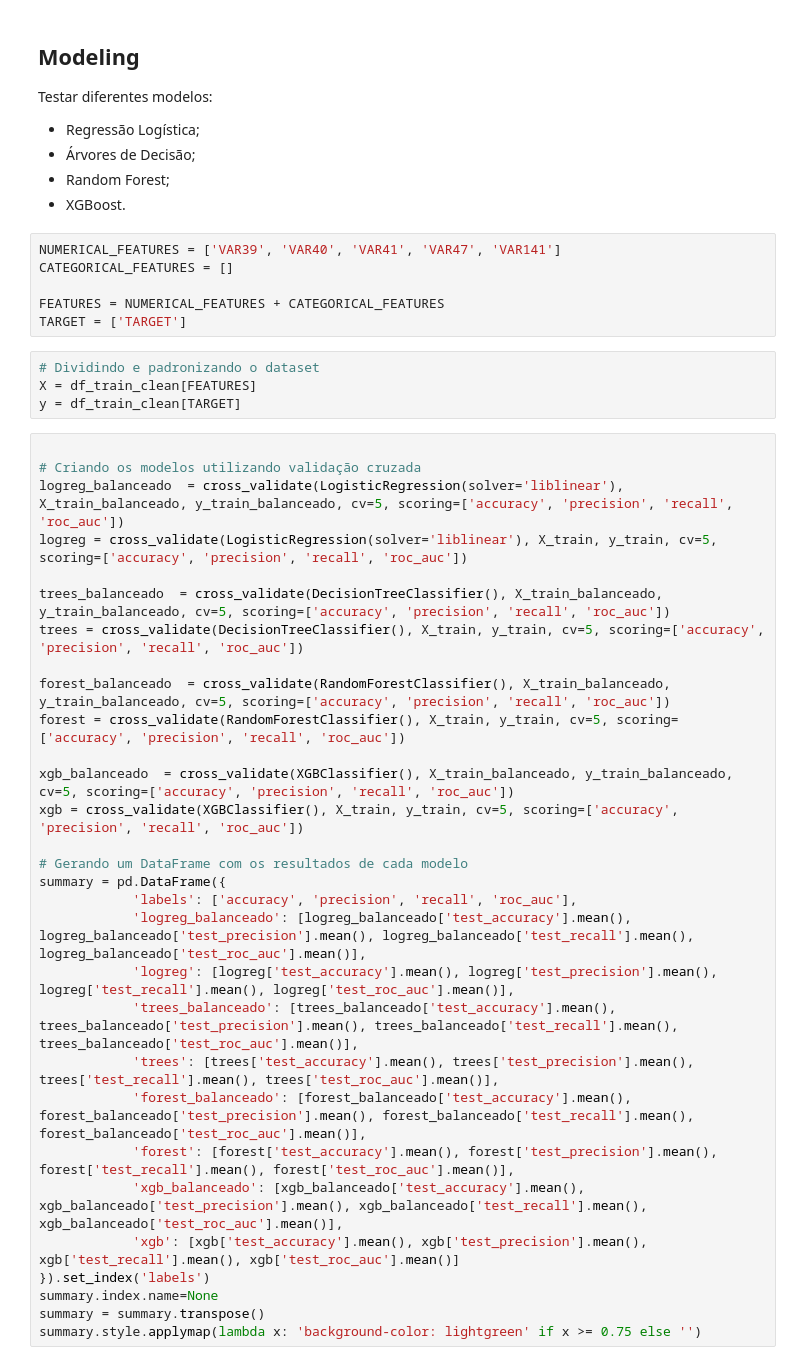
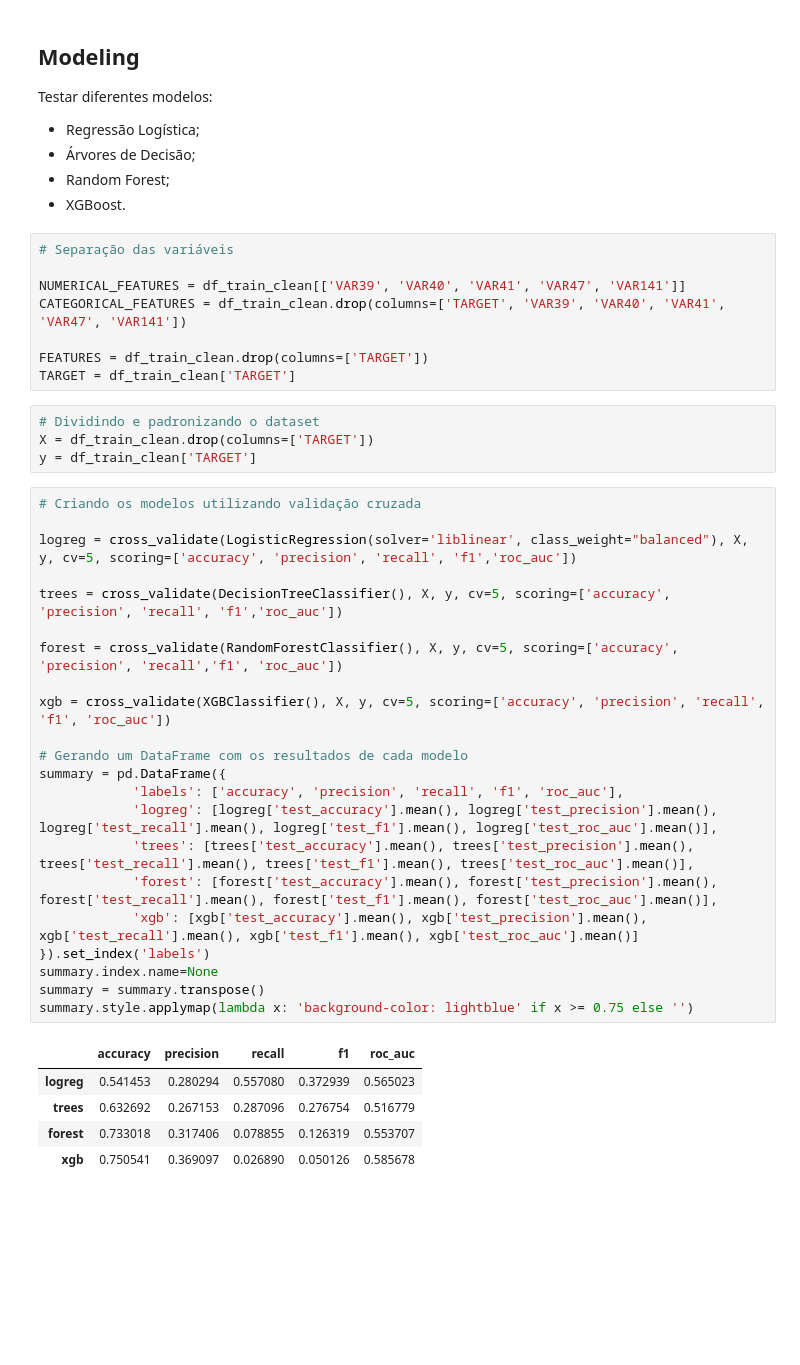
Before and after one commit to eudesgccunha/challenge-data-scientist-neurolake, a Jupyter notebook: credit/notebooks/credit_risk_analysis_tmp.ipynb, the cells around one changed output. Saved outputs shown, nothing was run; the diff lists cells and outputs as text; blank space fills up the shorter version.

```diff
--- a/credit/notebooks/credit_risk_analysis_tmp.ipynb
+++ b/credit/notebooks/credit_risk_analysis_tmp.ipynb
@@ -1270,43 +1368,43 @@ Testar diferentes modelos:
 - Árvores de Decisão;
 - Random Forest;
 - XGBoost.
-# %%
-NUMERICAL_FEATURES = ['VAR39', 'VAR40', 'VAR41', 'VAR47', 'VAR141']
-CATEGORICAL_FEATURES = []
-
-FEATURES = NUMERICAL_FEATURES + CATEGORICAL_FEATURES
-TARGET = ['TARGET']
+# %%
+# Separação das variáveis
+
+NUMERICAL_FEATURES = df_train_clean[['VAR39', 'VAR40', 'VAR41', 'VAR47', 'VAR141']]
+CATEGORICAL_FEATURES = df_train_clean.drop(columns=['TARGET', 'VAR39', 'VAR40', 'VAR41', 'VAR47', 'VAR141'])
+
+FEATURES = df_train_clean.drop(columns=['TARGET'])
+TARGET = df_train_clean['TARGET']
 # %%
 # Dividindo e padronizando o dataset
-X = df_train_clean[FEATURES]
-y = df_train_clean[TARGET]
+X = df_train_clean.drop(columns=['TARGET'])
+y = df_train_clean['TARGET']
 # %%
+# Criando os modelos utilizando validação cruzada
 
-# Criando os modelos utilizando validação cruzada
-logreg_balanceado  = cross_validate(LogisticRegression(solver='liblinear'), X_train_balanceado, y_train_balanceado, cv=5, scoring=['accuracy', 'precision', 'recall', 'roc_auc'])
-logreg = cross_validate(LogisticRegression(solver='liblinear'), X_train, y_train, cv=5, scoring=['accuracy', 'precision', 'recall', 'roc_auc'])
+logreg = cross_validate(LogisticRegression(solver='liblinear', class_weight="balanced"), X, y, cv=5, scoring=['accuracy', 'precision', 'recall', 'f1','roc_auc'])
 
-trees_balanceado  = cross_validate(DecisionTreeClassifier(), X_train_balanceado, y_train_balanceado, cv=5, scoring=['accuracy', 'precision', 'recall', 'roc_auc'])
-trees = cross_validate(DecisionTreeClassifier(), X_train, y_train, cv=5, scoring=['accuracy', 'precision', 'recall', 'roc_auc'])
+trees = cross_validate(DecisionTreeClassifier(), X, y, cv=5, scoring=['accuracy', 'precision', 'recall', 'f1','roc_auc'])
 
-forest_balanceado  = cross_validate(RandomForestClassifier(), X_train_balanceado, y_train_balanceado, cv=5, scoring=['accuracy', 'precision', 'recall', 'roc_auc'])
-forest = cross_validate(RandomForestClassifier(), X_train, y_train, cv=5, scoring=['accuracy', 'precision', 'recall', 'roc_auc'])
+forest = cross_validate(RandomForestClassifier(), X, y, cv=5, scoring=['accuracy', 'precision', 'recall','f1', 'roc_auc'])
 
-xgb_balanceado  = cross_validate(XGBClassifier(), X_train_balanceado, y_train_balanceado, cv=5, scoring=['accuracy', 'precision', 'recall', 'roc_auc'])
-xgb = cross_validate(XGBClassifier(), X_train, y_train, cv=5, scoring=['accuracy', 'precision', 'recall', 'roc_auc'])
+xgb = cross_validate(XGBClassifier(), X, y, cv=5, scoring=['accuracy', 'precision', 'recall', 'f1', 'roc_auc'])
 
 # Gerando um DataFrame com os resultados de cada modelo
 summary = pd.DataFrame({
-            'labels': ['accuracy', 'precision', 'recall', 'roc_auc'],
-            'logreg_balanceado': [logreg_balanceado['test_accuracy'].mean(), logreg_balanceado['test_precision'].mean(), logreg_balanceado['test_recall'].mean(), logreg_balanceado['test_roc_auc'].mean()],
-            'logreg': [logreg['test_accuracy'].mean(), logreg['test_precision'].mean(), logreg['test_recall'].mean(), logreg['test_roc_auc'].mean()],
-            'trees_balanceado': [trees_balanceado['test_accuracy'].mean(), trees_balanceado['test_precision'].mean(), trees_balanceado['test_recall'].mean(), trees_balanceado['test_roc_auc'].mean()],
-            'trees': [trees['test_accuracy'].mean(), trees['test_precision'].mean(), trees['test_recall'].mean(), trees['test_roc_auc'].mean()],
-            'forest_balanceado': [forest_balanceado['test_accuracy'].mean(), forest_balanceado['test_precision'].mean(), forest_balanceado['test_recall'].mean(), forest_balanceado['test_roc_auc'].mean()],
-            'forest': [forest['test_accuracy'].mean(), forest['test_precision'].mean(), forest['test_recall'].mean(), forest['test_roc_auc'].mean()],
-            'xgb_balanceado': [xgb_balanceado['test_accuracy'].mean(), xgb_balanceado['test_precision'].mean(), xgb_balanceado['test_recall'].mean(), xgb_balanceado['test_roc_auc'].mean()],
-            'xgb': [xgb['test_accuracy'].mean(), xgb['test_precision'].mean(), xgb['test_recall'].mean(), xgb['test_roc_auc'].mean()]
+            'labels': ['accuracy', 'precision', 'recall', 'f1', 'roc_auc'],
+            'logreg': [logreg['test_accuracy'].mean(), logreg['test_precision'].mean(), logreg['test_recall'].mean(), logreg['test_f1'].mean(), logreg['test_roc_auc'].mean()],
+            'trees': [trees['test_accuracy'].mean(), trees['test_precision'].mean(), trees['test_recall'].mean(), trees['test_f1'].mean(), trees['test_roc_auc'].mean()],
+            'forest': [forest['test_accuracy'].mean(), forest['test_precision'].mean(), forest['test_recall'].mean(), forest['test_f1'].mean(), forest['test_roc_auc'].mean()],
+            'xgb': [xgb['test_accuracy'].mean(), xgb['test_precision'].mean(), xgb['test_recall'].mean(), xgb['test_f1'].mean(), xgb['test_roc_auc'].mean()]
 }).set_index('labels')
 summary.index.name=None
 summary = summary.transpose()
-summary.style.applymap(lambda x: 'background-color: lightgreen' if x >= 0.75 else '')
+summary.style.applymap(lambda x: 'background-color: lightblue' if x >= 0.75 else '')
+# %% [output]
+|  | accuracy | precision | recall | f1 | roc_auc |
+| logreg | 0.541453 | 0.280294 | 0.557080 | 0.372939 | 0.565023 |
+| trees | 0.632692 | 0.267153 | 0.287096 | 0.276754 | 0.516779 |
+| forest | 0.733018 | 0.317406 | 0.078855 | 0.126319 | 0.553707 |
+| xgb | 0.750541 | 0.369097 | 0.026890 | 0.050126 | 0.585678 |
```
Also changed, not shown: parts of 34 cells of this notebook.
